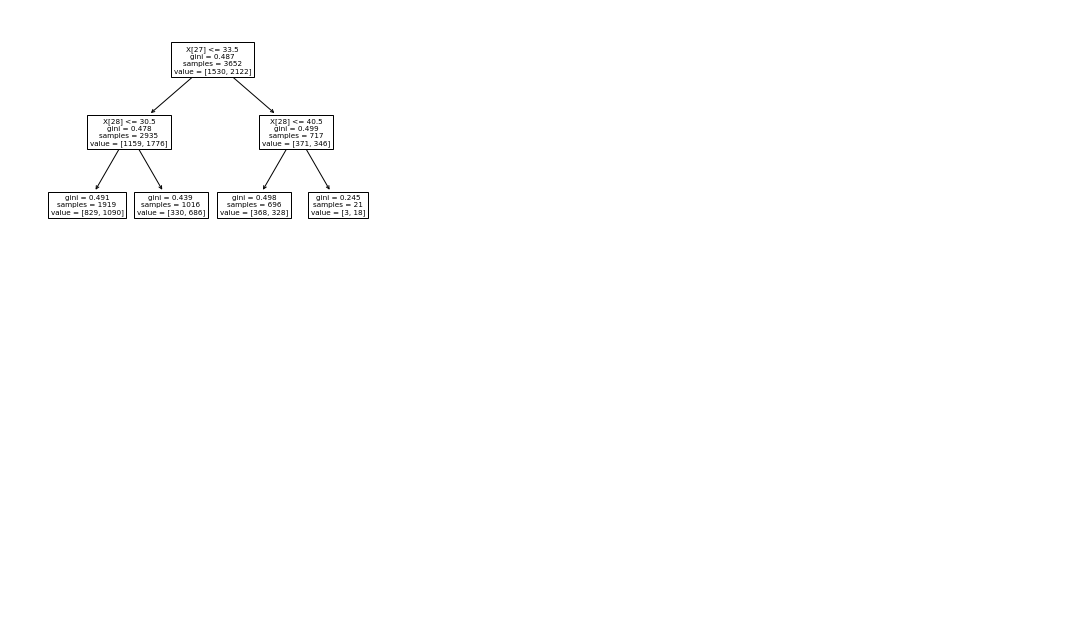
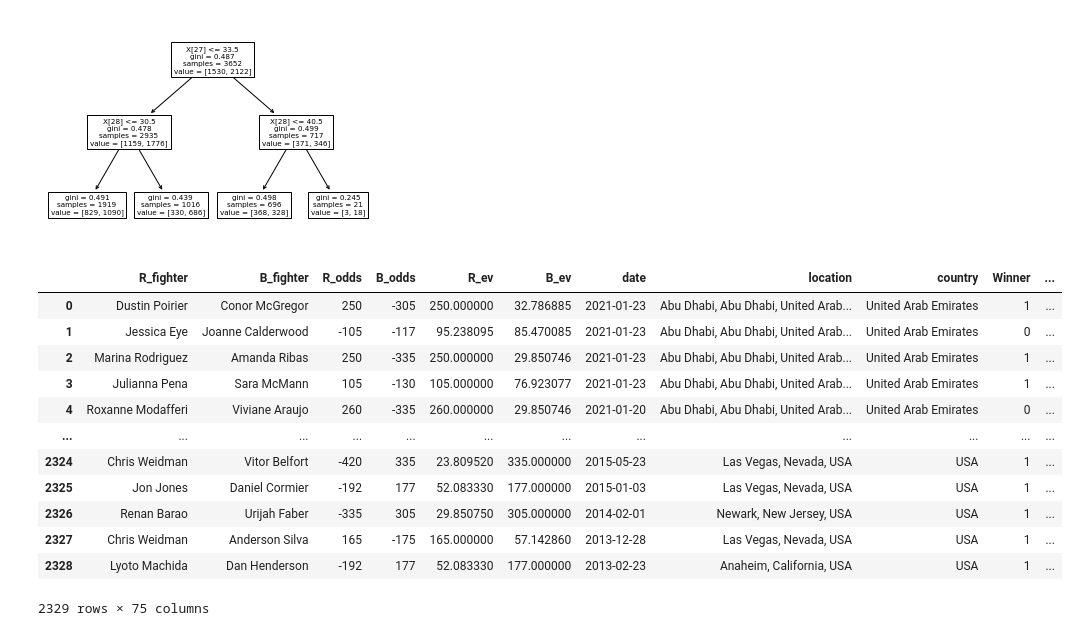
Before and after one commit to datares/team-octagoners, a Jupyter notebook: Analysis/predict_upcoming_matches.ipynb, the cells around one changed output. Saved outputs shown, nothing was run; the diff lists cells and outputs as text; code cells hidden in the pictures; blank space fills up the shorter version.

```diff
--- a/Analysis/predict_upcoming_matches.ipynb
+++ b/Analysis/predict_upcoming_matches.ipynb
@@ -2,6 +2,7 @@
 import pandas as pd
 import numpy as np
 from matplotlib import pyplot as plt
+pd.set_option('display.max_columns', None)
 # %%
 df = pd.read_csv("archive/ufc-master.csv")
 df_upcoming = pd.read_csv("archive/upcoming-event.csv")
@@ -156,3 +159,22 @@ tree.plot_tree(T)
  Text(209.25, 36.23999999999998, 'gini = 0.498\nsamples = 696\nvalue = [368, 328]'),
  Text(292.95, 36.23999999999998, 'gini = 0.245\nsamples = 21\nvalue = [3, 18]')]
 [figure]
+# %%
+cleaned = pd.read_csv("/Users/zoebjamal/Desktop/DataRes/team-octagoners/Data Source/cleaned_data.csv")
+cleaned = cleaned.dropna(axis = 1)
+cleaned['favorite'] = cleaned['R_odds'] < cleaned['B_odds']
+cleaned
+# %% [output]
+|  | R_fighter | B_fighter | R_odds | B_odds | R_ev | B_ev | date | location | country | Winner | ... |
+| 0 | Dustin Poirier | Conor McGregor | 250 | -305 | 250.000000 | 32.786885 | 2021-01-23 | Abu Dhabi, Abu Dhabi, United Arab... | United Arab Emirates | 1 | ... |
+| 1 | Jessica Eye | Joanne Calderwood | -105 | -117 | 95.238095 | 85.470085 | 2021-01-23 | Abu Dhabi, Abu Dhabi, United Arab... | United Arab Emirates | 0 | ... |
+| 2 | Marina Rodriguez | Amanda Ribas | 250 | -335 | 250.000000 | 29.850746 | 2021-01-23 | Abu Dhabi, Abu Dhabi, United Arab... | United Arab Emirates | 1 | ... |
+| 3 | Julianna Pena | Sara McMann | 105 | -130 | 105.000000 | 76.923077 | 2021-01-23 | Abu Dhabi, Abu Dhabi, United Arab... | United Arab Emirates | 1 | ... |
+| 4 | Roxanne Modafferi | Viviane Araujo | 260 | -335 | 260.000000 | 29.850746 | 2021-01-20 | Abu Dhabi, Abu Dhabi, United Arab... | United Arab Emirates | 0 | ... |
+| ... | ... | ... | ... | ... | ... | ... | ... | ... | ... | ... | ... |
+| 2324 | Chris Weidman | Vitor Belfort | -420 | 335 | 23.809520 | 335.000000 | 2015-05-23 | Las Vegas, Nevada, USA | USA | 1 | ... |
+| 2325 | Jon Jones | Daniel Cormier | -192 | 177 | 52.083330 | 177.000000 | 2015-01-03 | Las Vegas, Nevada, USA | USA | 1 | ... |
+| 2326 | Renan Barao | Urijah Faber | -335 | 305 | 29.850750 | 305.000000 | 2014-02-01 | Newark, New Jersey, USA | USA | 1 | ... |
+| 2327 | Chris Weidman | Anderson Silva | 165 | -175 | 165.000000 | 57.142860 | 2013-12-28 | Las Vegas, Nevada, USA | USA | 1 | ... |
+| 2328 | Lyoto Machida | Dan Henderson | -192 | 177 | 52.083330 | 177.000000 | 2013-02-23 | Anaheim, California, USA | USA | 1 | ... |
+2329 rows × 75 columns
```
Also changed, not shown: parts of 10 cells of this notebook, 7 other files.
